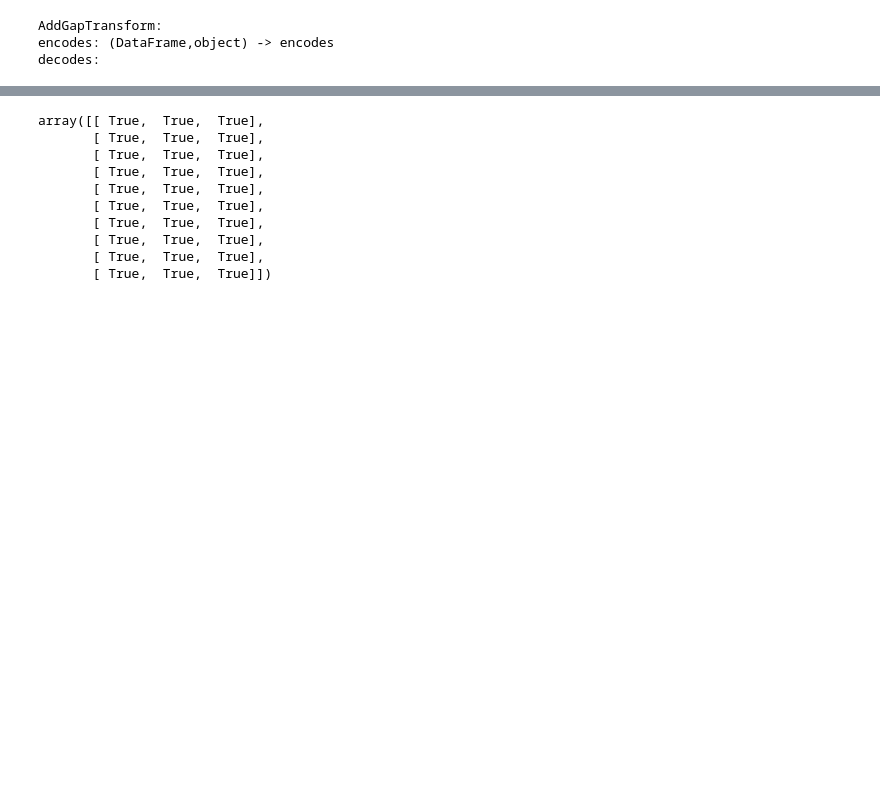
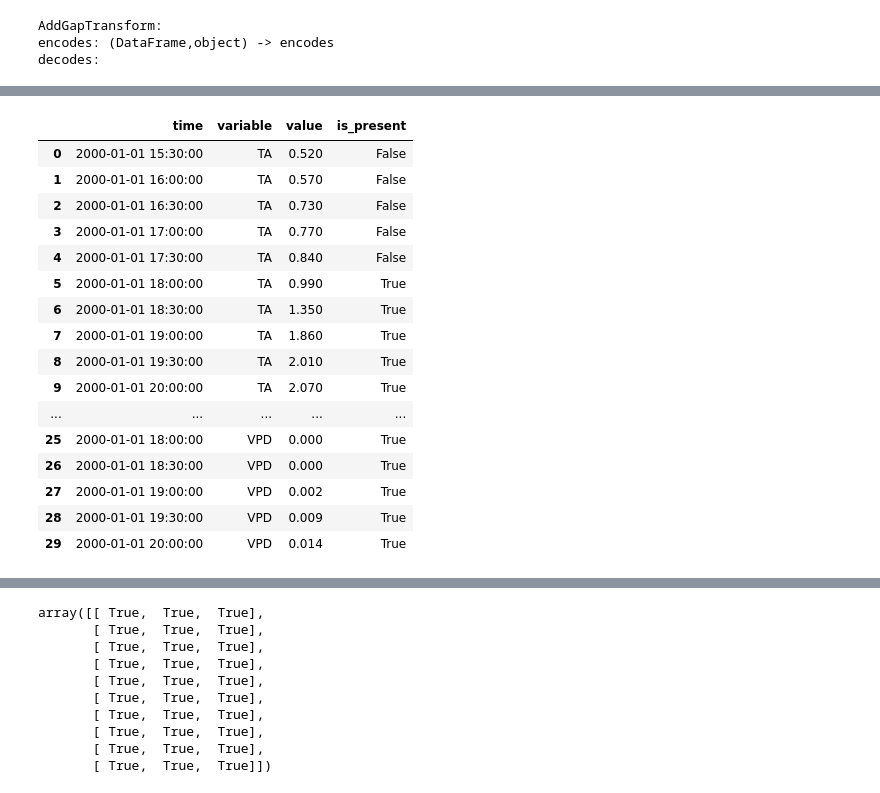
Before and after one commit to mone27/meteo_imp, a Jupyter notebook: lib_nbs/kalman/03_Kalman_fastai.ipynb, the cells around one changed output, grey strips where cells are left out. Saved outputs shown, nothing was run; the diff lists cells and outputs as text; code cells hidden in the pictures; blank space fills up the shorter version.

```diff
--- a/lib_nbs/kalman/03_Kalman_fastai.ipynb
+++ b/lib_nbs/kalman/03_Kalman_fastai.ipynb
@@ -176,7 +149,7 @@ class AddGapTransform(ItemTransform):
         mask = np.ones_like(df, dtype=bool)
         col_sel = L(*df.columns).argwhere(lambda x: x in self.variables)
         mask[np.argwhere(gap), col_sel] = False
-        return MaskedDf(df, pd.DataFrame(mask))
+        return MaskedDf(df, pd.DataFrame(mask, index=df.index, columns=df.columns))
 # %%
 a_gap = AddGapTransform(['TA', 'VPD'], 5)
 a_gap
@@ -206,0 +180,2 @@ TIMESTAMP_END
+# %%
+m_df = a_gap(m(3))
@@ -206,0 +219,20 @@ TIMESTAMP_END
+# %%
+m_df.tidy()
+# %% [output]
+|  | time | variable | value | is_present |
+| 0 | 2000-01-01 15:30:00 | TA | 0.520 | False |
+| 1 | 2000-01-01 16:00:00 | TA | 0.570 | False |
+| 2 | 2000-01-01 16:30:00 | TA | 0.730 | False |
+| 3 | 2000-01-01 17:00:00 | TA | 0.770 | False |
+| 4 | 2000-01-01 17:30:00 | TA | 0.840 | False |
+| 5 | 2000-01-01 18:00:00 | TA | 0.990 | True |
+| 6 | 2000-01-01 18:30:00 | TA | 1.350 | True |
+| 7 | 2000-01-01 19:00:00 | TA | 1.860 | True |
+| 8 | 2000-01-01 19:30:00 | TA | 2.010 | True |
+| 9 | 2000-01-01 20:00:00 | TA | 2.070 | True |
+| ... | ... | ... | ... | ... |
+| 25 | 2000-01-01 18:00:00 | VPD | 0.000 | True |
+| 26 | 2000-01-01 18:30:00 | VPD | 0.000 | True |
+| 27 | 2000-01-01 19:00:00 | VPD | 0.002 | True |
+| 28 | 2000-01-01 19:30:00 | VPD | 0.009 | True |
+| 29 | 2000-01-01 20:00:00 | VPD | 0.014 | True |
```
Also changed, not shown: parts of 158 cells of this notebook, 5 other files.
